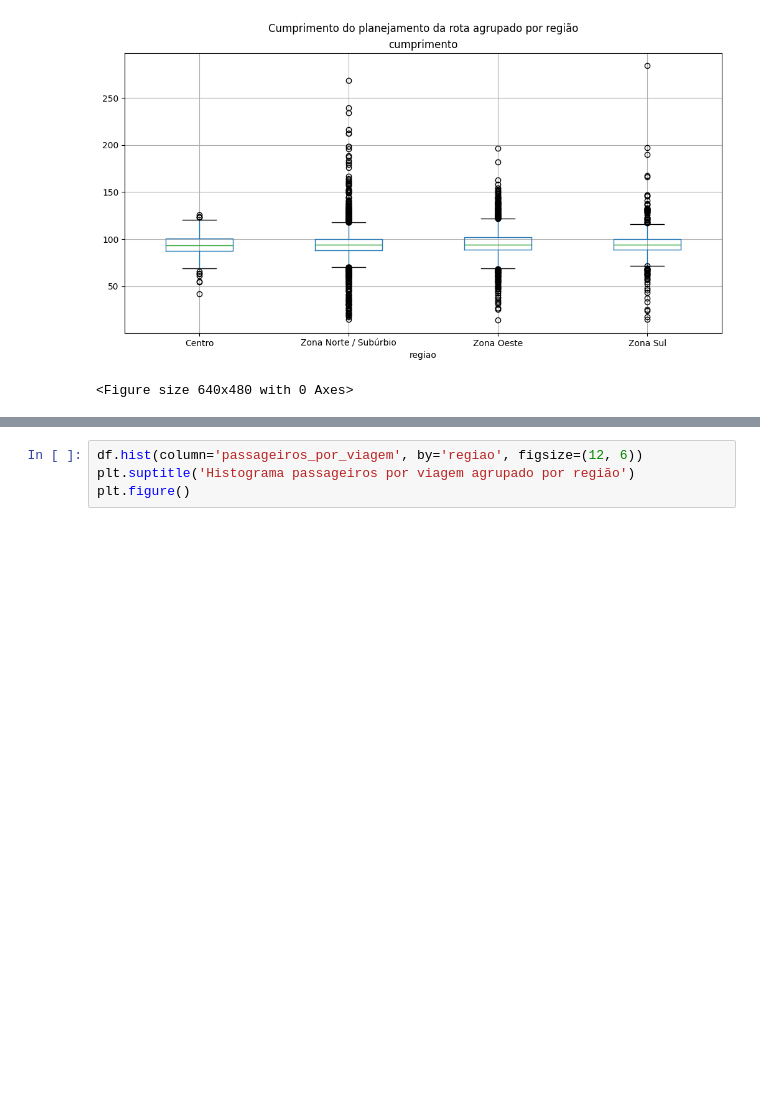
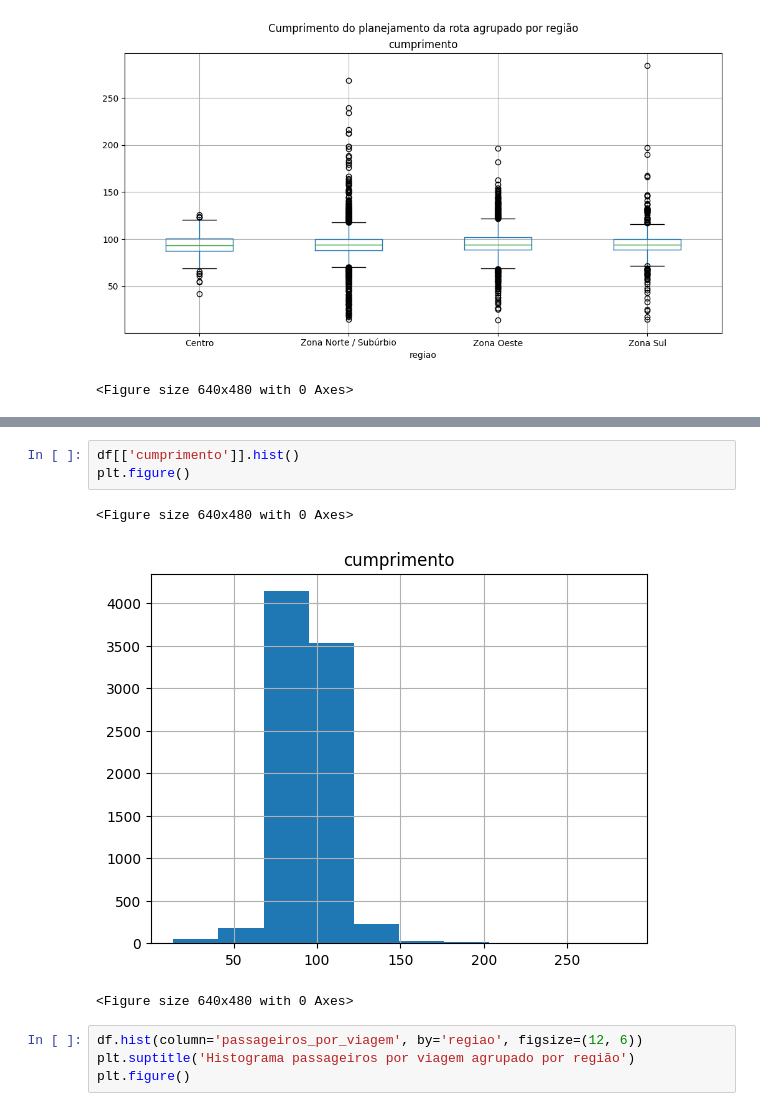
Before and after one commit to ArthurMontPereira/Analytica-Hackaton, a Jupyter notebook: notebooks/02_eda.ipynb, the cells around one changed output, grey strips where cells are left out. Saved outputs shown, nothing was run; the diff lists cells and outputs as text; blank space fills up the shorter version.

```diff
--- a/notebooks/02_eda.ipynb
+++ b/notebooks/02_eda.ipynb
@@ -49,4 +56,11 @@ plt.figure()
 <Figure size 640x480 with 0 Axes>
+# %%
+df[['cumprimento']].hist()
+plt.figure()
+# %% [output]
+<Figure size 640x480 with 0 Axes>
+[figure, added]
+<Figure size 640x480 with 0 Axes>
 # %%
 df.hist(column='passageiros_por_viagem', by='regiao', figsize=(12, 6))
 plt.suptitle('Histograma passageiros por viagem agrupado por região')
```
Also changed, not shown: parts of 5 cells of this notebook.
